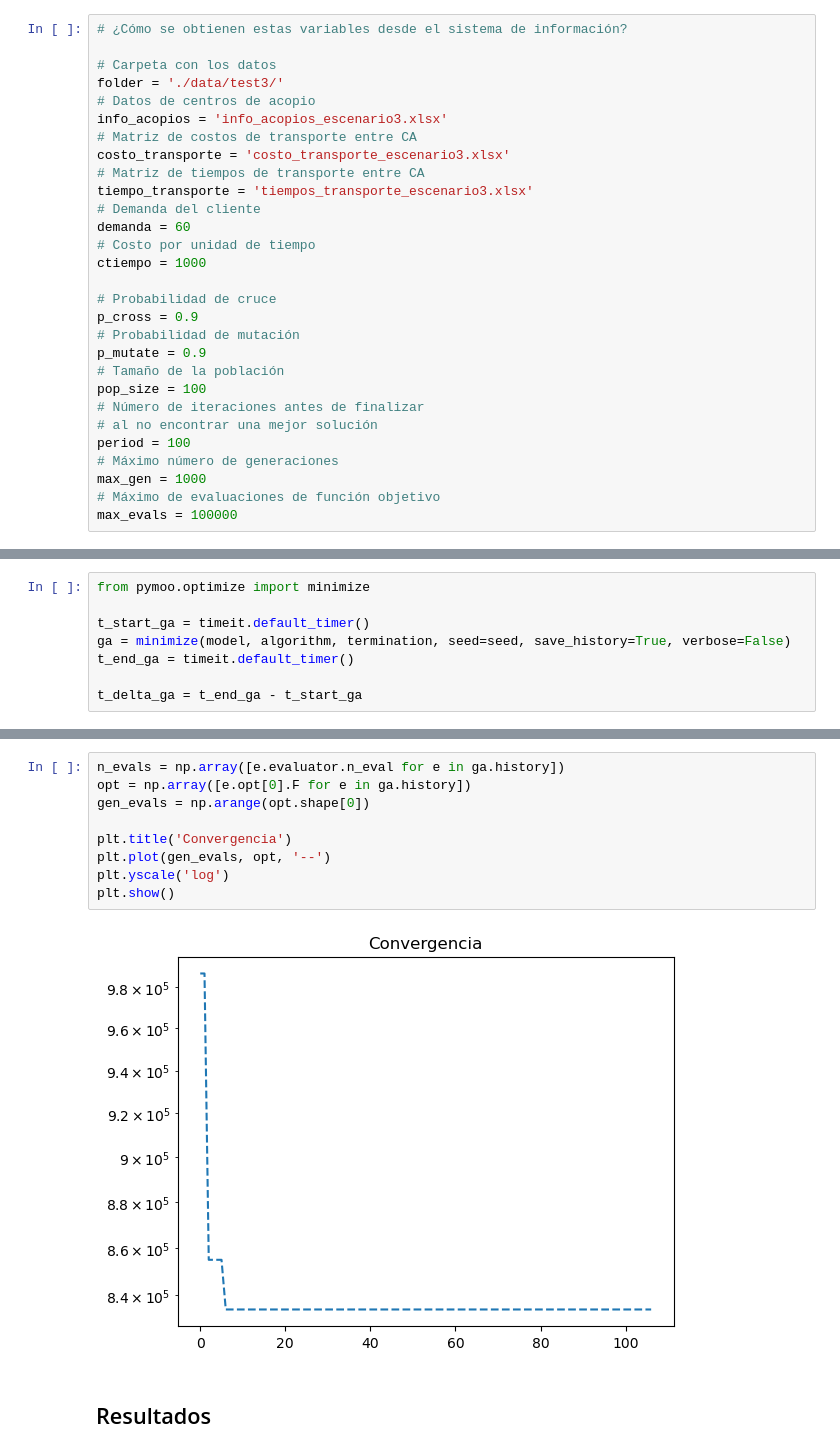
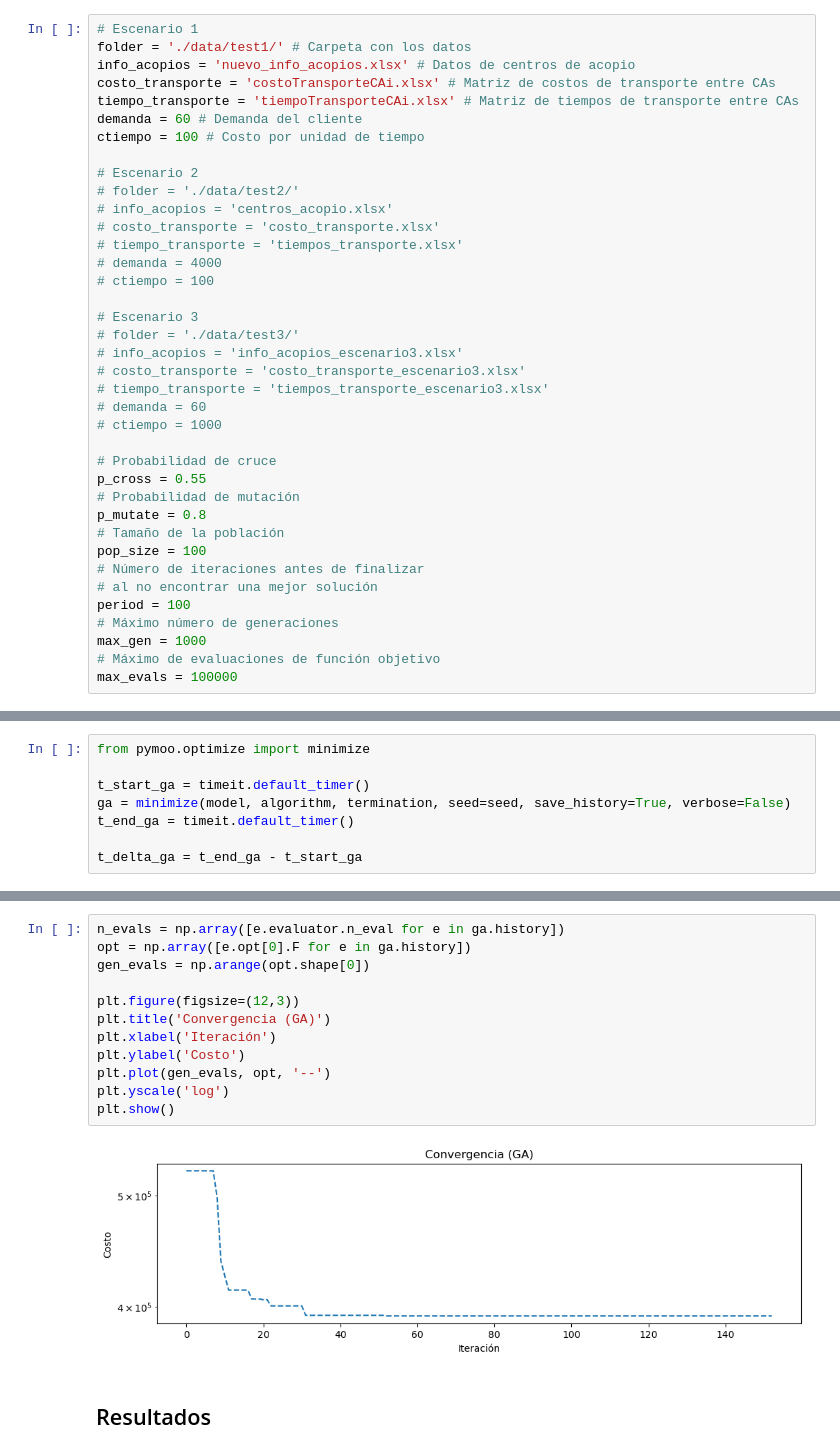
Before and after one commit to jefftorres/cheese, a Jupyter notebook: queso_ga.ipynb, the cells around one changed output, grey strips where cells are left out. Cells and saved outputs as stored; diff of their text form.

Commit message:
Redone and changed result visualizations

```diff
--- a/queso_ga.ipynb
+++ b/queso_ga.ipynb
@@ -13,25 +14,34 @@ Utilizando la librería [pymoo](https://pymoo.org/index.html), redefiniendo los
 # %% [markdown]
 ## Parámetros
 # %%
-# ¿Cómo se obtienen estas variables desde el sistema de información?
+# Escenario 1
+folder = './data/test1/' # Carpeta con los datos
+info_acopios = 'nuevo_info_acopios.xlsx' # Datos de centros de acopio
+costo_transporte = 'costoTransporteCAi.xlsx' # Matriz de costos de transporte entre CAs
+tiempo_transporte = 'tiempoTransporteCAi.xlsx' # Matriz de tiempos de transporte entre CAs
+demanda = 60 # Demanda del cliente
+ctiempo = 100 # Costo por unidad de tiempo
 
-# Carpeta con los datos
-folder = './data/test3/'
-# Datos de centros de acopio
-info_acopios = 'info_acopios_escenario3.xlsx'
-# Matriz de costos de transporte entre CA
-costo_transporte = 'costo_transporte_escenario3.xlsx'
-# Matriz de tiempos de transporte entre CA
-tiempo_transporte = 'tiempos_transporte_escenario3.xlsx'
-# Demanda del cliente
-demanda = 60
-# Costo por unidad de tiempo
-ctiempo = 1000
+# Escenario 2
+# folder = './data/test2/'
+# info_acopios = 'centros_acopio.xlsx'
+# costo_transporte = 'costo_transporte.xlsx'
+# tiempo_transporte = 'tiempos_transporte.xlsx'
+# demanda = 4000
+# ctiempo = 100
+
+# Escenario 3
+# folder = './data/test3/'
+# info_acopios = 'info_acopios_escenario3.xlsx'
+# costo_transporte = 'costo_transporte_escenario3.xlsx'
+# tiempo_transporte = 'tiempos_transporte_escenario3.xlsx'
+# demanda = 60
+# ctiempo = 1000
 
 # Probabilidad de cruce
-p_cross = 0.9
+p_cross = 0.55
 # Probabilidad de mutación
-p_mutate = 0.9
+p_mutate = 0.8
 # Tamaño de la población
 pop_size = 100
 # Número de iteraciones antes de finalizar
@@ -307,14 +284,17 @@ $$
 # %%
 n_evals = np.array([e.evaluator.n_eval for e in ga.history])
 opt = np.array([e.opt[0].F for e in ga.history])
 gen_evals = np.arange(opt.shape[0])
 
-plt.title('Convergencia')
+plt.figure(figsize=(12,3))
+plt.title('Convergencia (GA)')
+plt.xlabel('Iteración')
+plt.ylabel('Costo')
 plt.plot(gen_evals, opt, '--')
 plt.yscale('log')
 plt.show()
 # %% [output]
-[figure, old version]
+[figure, new version]
 # %% [markdown]
 ## Resultados
 # %%
```
Also changed, not shown: parts of 13 cells of this notebook, 2 other files.
